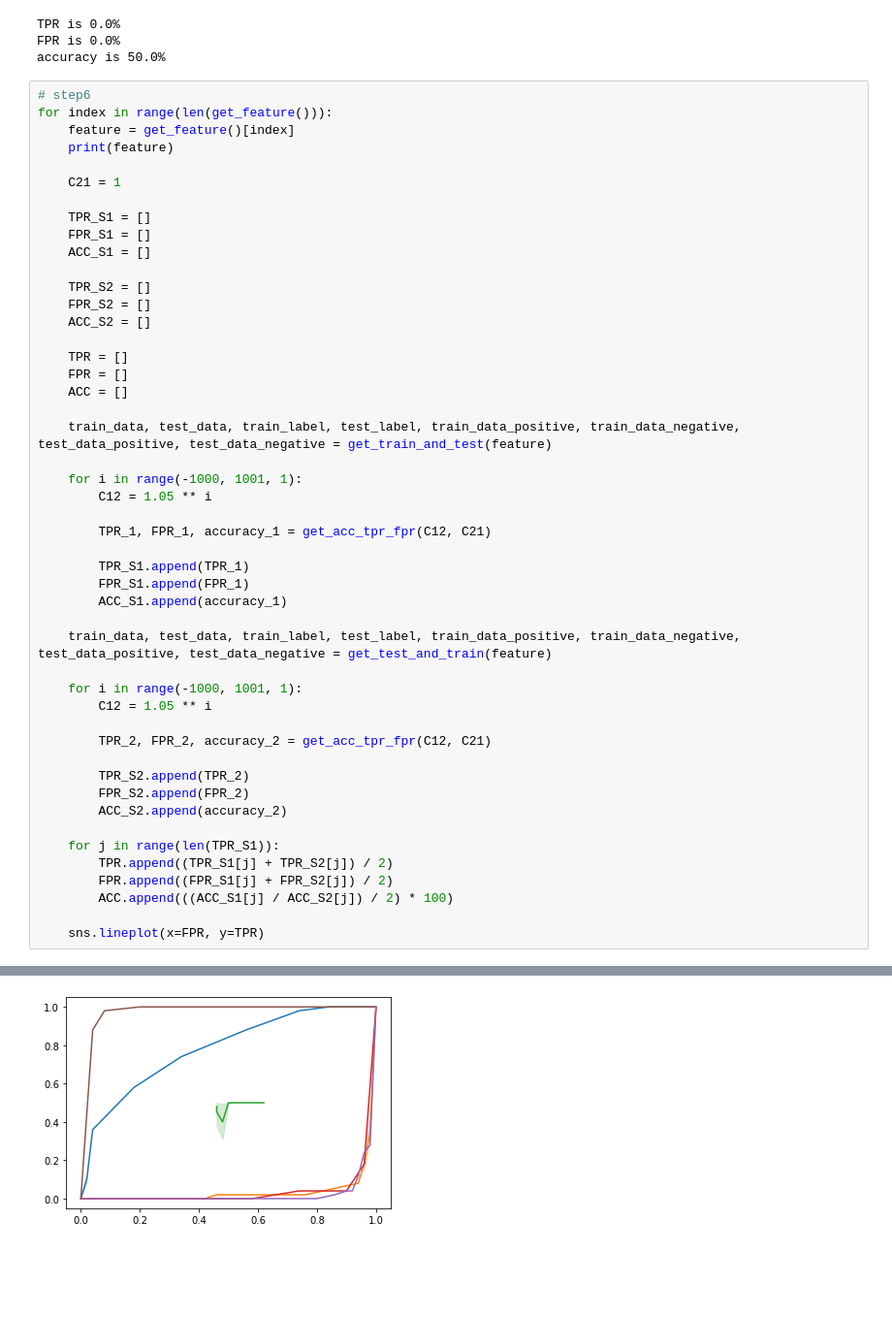
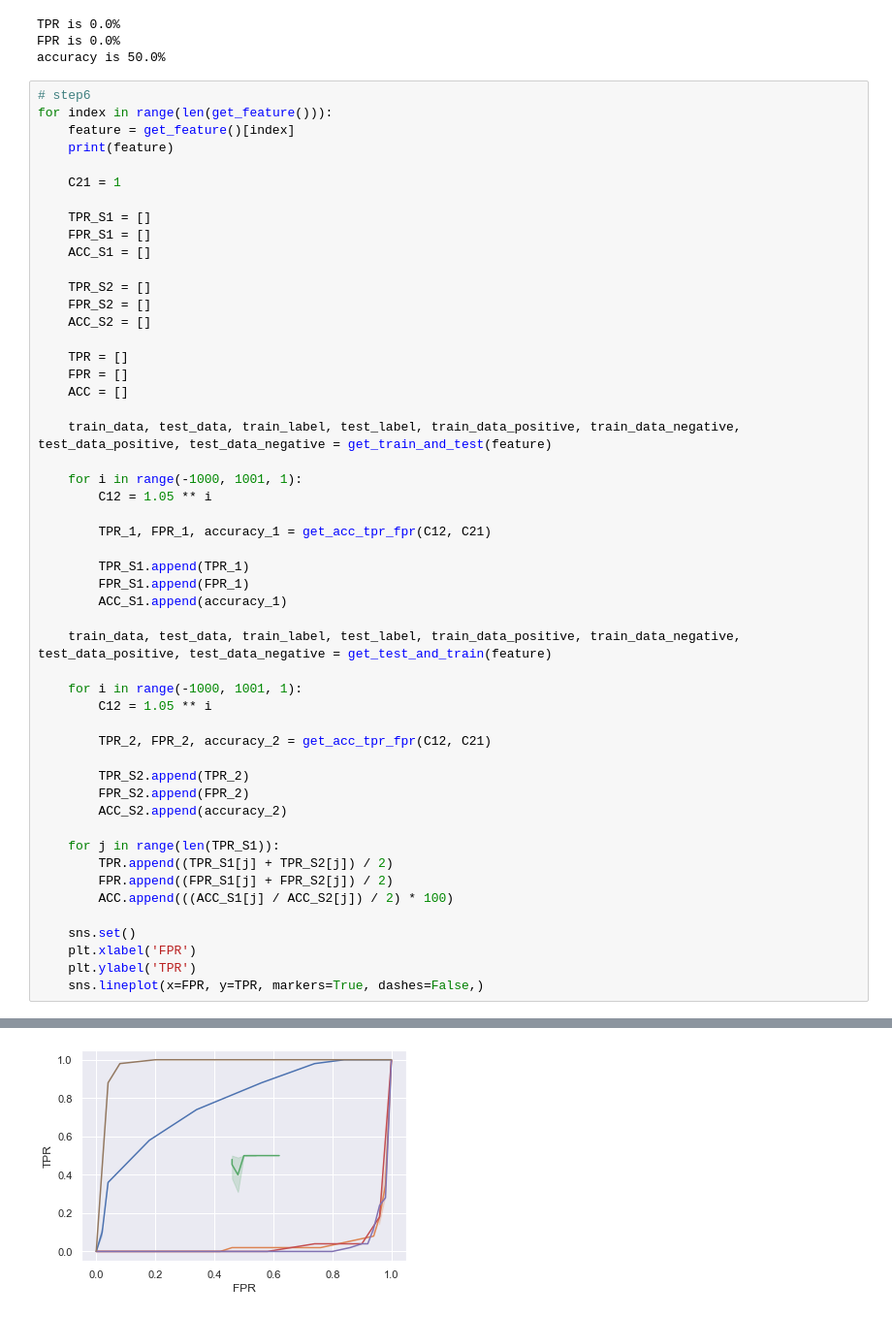
Before and after one commit to janice880624/Artificial-Intelligence, a Jupyter notebook: HW2/106300302_HW2_ROC.ipynb, the cells around one changed output, grey strips where cells are left out. Shown at 97% size. Drawn from its saved outputs; the diff is of its cells as text; blank space fills up the shorter version.

```diff
--- a/HW2/106300302_HW2_ROC.ipynb
+++ b/HW2/106300302_HW2_ROC.ipynb
@@ -278,32 +278,35 @@ for index in range(len(get_feature())):
 
         TPR_1, FPR_1, accuracy_1 = get_acc_tpr_fpr(C12, C21)
 
         TPR_S1.append(TPR_1)
         FPR_S1.append(FPR_1)
         ACC_S1.append(accuracy_1)
 
     train_data, test_data, train_label, test_label, train_data_positive, train_data_negative, test_data_positive, test_data_negative = get_test_and_train(feature)
 
     for i in range(-1000, 1001, 1):
         C12 = 1.05 ** i
 
         TPR_2, FPR_2, accuracy_2 = get_acc_tpr_fpr(C12, C21)
 
         TPR_S2.append(TPR_2)
         FPR_S2.append(FPR_2)
         ACC_S2.append(accuracy_2)
 
     for j in range(len(TPR_S1)):
         TPR.append((TPR_S1[j] + TPR_S2[j]) / 2)
         FPR.append((FPR_S1[j] + FPR_S2[j]) / 2)
         ACC.append(((ACC_S1[j] / ACC_S2[j]) / 2) * 100)
 
-    sns.lineplot(x=FPR, y=TPR)
+    sns.set()
+    plt.xlabel('FPR')
+    plt.ylabel('TPR')
+    sns.lineplot(x=FPR, y=TPR, markers=True, dashes=False,)
 # %% [output]
 [0, 1]
 [0, 2]
 [0, 3]
 [1, 2]
 [1, 3]
 [2, 3]
-[figure, old version]
+[figure, new version]
```
